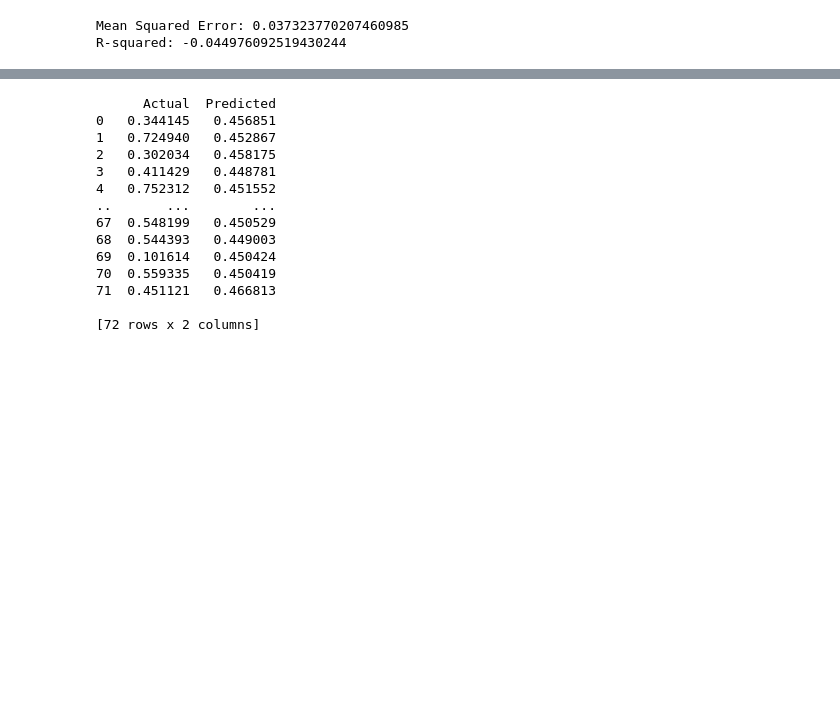
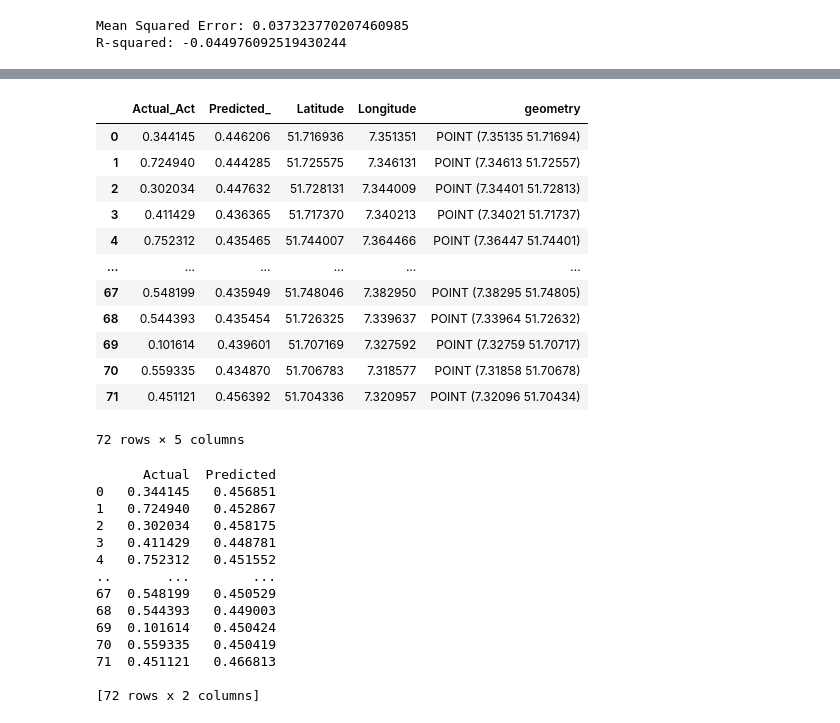
Before and after one commit to janakparajuli/ConvLSTM, a Jupyter notebook: ConvLSTM.ipynb, the cells around one changed output, grey strips where cells are left out. Cells and saved outputs as stored; diff of their text form; code cells hidden in the pictures; blank space fills up the shorter version.

```diff
--- a/ConvLSTM.ipynb
+++ b/ConvLSTM.ipynb
@@ -141,3 +171,19 @@ R-squared: -0.044976092519430244
+# %%
+gdf
+# %% [output]
+|  | Actual_Act | Predicted_ | Latitude | Longitude | geometry |
+| 0 | 0.344145 | 0.446206 | 51.716936 | 7.351351 | POINT (7.35135 51.71694) |
+| 1 | 0.724940 | 0.444285 | 51.725575 | 7.346131 | POINT (7.34613 51.72557) |
+| 2 | 0.302034 | 0.447632 | 51.728131 | 7.344009 | POINT (7.34401 51.72813) |
+| 3 | 0.411429 | 0.436365 | 51.717370 | 7.340213 | POINT (7.34021 51.71737) |
+| 4 | 0.752312 | 0.435465 | 51.744007 | 7.364466 | POINT (7.36447 51.74401) |
+| ... | ... | ... | ... | ... | ... |
+| 67 | 0.548199 | 0.435949 | 51.748046 | 7.382950 | POINT (7.38295 51.74805) |
+| 68 | 0.544393 | 0.435454 | 51.726325 | 7.339637 | POINT (7.33964 51.72632) |
+| 69 | 0.101614 | 0.439601 | 51.707169 | 7.327592 | POINT (7.32759 51.70717) |
+| 70 | 0.559335 | 0.434870 | 51.706783 | 7.318577 | POINT (7.31858 51.70678) |
+| 71 | 0.451121 | 0.456392 | 51.704336 | 7.320957 | POINT (7.32096 51.70434) |
+72 rows × 5 columns
 # %%
 results_df = pd.DataFrame({'Actual': y_test, 'Predicted': y_pred})
 print(results_df)
```
Also changed, not shown: parts of 3 cells of this notebook.
